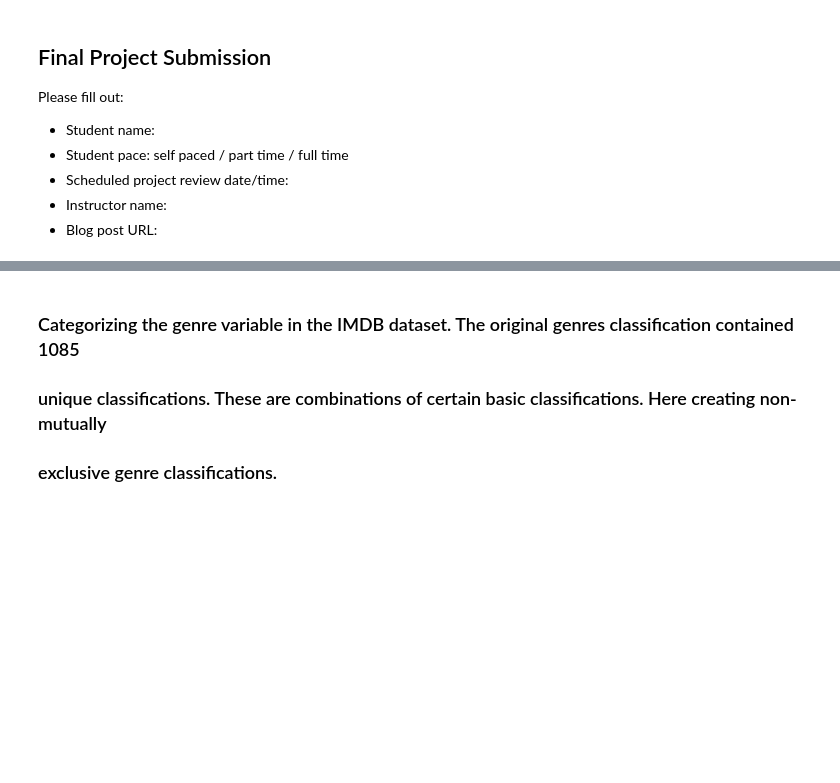
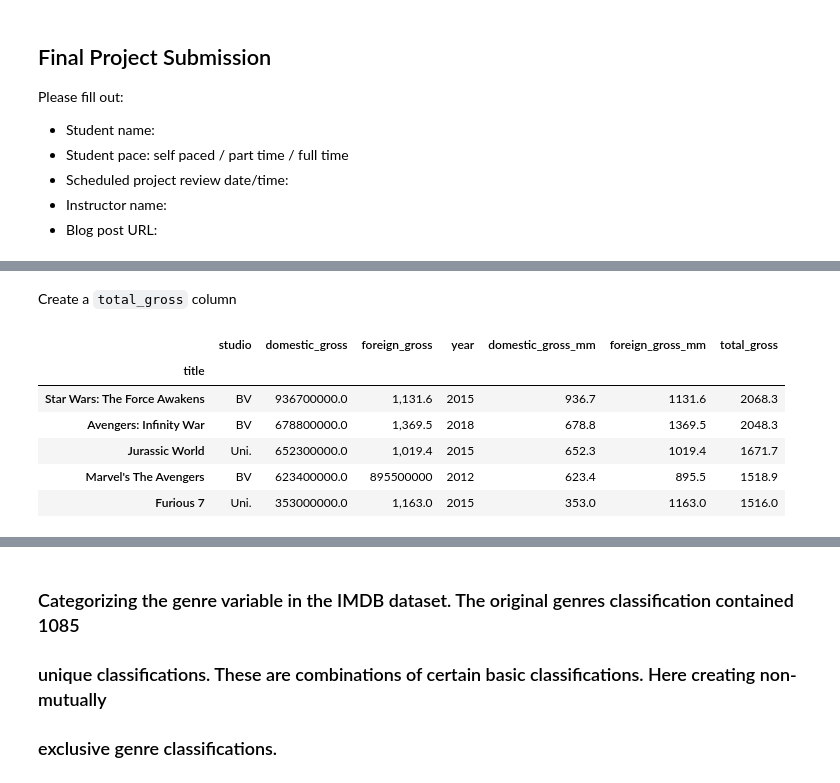
Before and after one commit to etr359/project-1-movie-analysis, a Jupyter notebook: project1_analysis_MASTER.ipynb, the cells around one changed output, grey strips where cells are left out. Drawn from its saved outputs; the diff is of its cells as text; code cells hidden in the pictures; blank space fills up the shorter version.

```diff
--- a/project1_analysis_MASTER.ipynb
+++ b/project1_analysis_MASTER.ipynb
@@ -33,0 +181,2 @@ rt_reviews = pd.read_csv('zippedData/rt.reviews.tsv.gz', compression='gzip',
+# %% [markdown]
+Create a `total_gross` column
@@ -33,0 +185,10 @@ rt_reviews = pd.read_csv('zippedData/rt.reviews.tsv.gz', compression='gzip',
+# %%
+bom_movie_gross.sort_values(by='total_gross', ascending=False)[:5]
+# %% [output]
+|  | studio | domestic_gross | foreign_gross | year | domestic_gross_mm | foreign_gross_mm | total_gross |
+| title |  |  |  |  |  |  |  |
+| Star Wars: The Force Awakens | BV | 936700000.0 | 1,131.6 | 2015 | 936.7 | 1131.6 | 2068.3 |
+| Avengers: Infinity War | BV | 678800000.0 | 1,369.5 | 2018 | 678.8 | 1369.5 | 2048.3 |
+| Jurassic World | Uni. | 652300000.0 | 1,019.4 | 2015 | 652.3 | 1019.4 | 1671.7 |
+| Marvel's The Avengers | BV | 623400000.0 | 895500000 | 2012 | 623.4 | 895.5 | 1518.9 |
+| Furious 7 | Uni. | 353000000.0 | 1,163.0 | 2015 | 353.0 | 1163.0 | 1516.0 |
```
Also changed, not shown: parts of 31 cells of this notebook, 1 other file.
